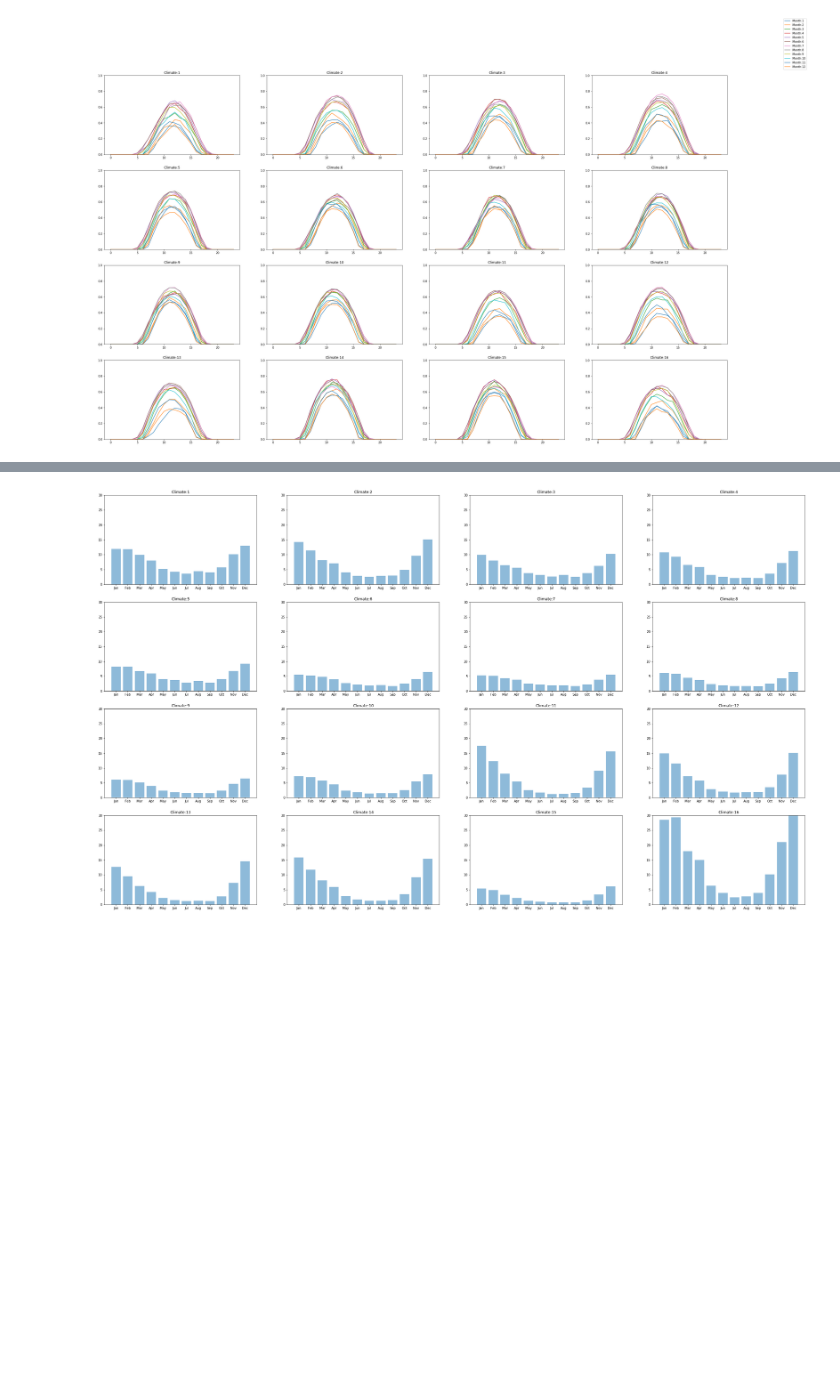
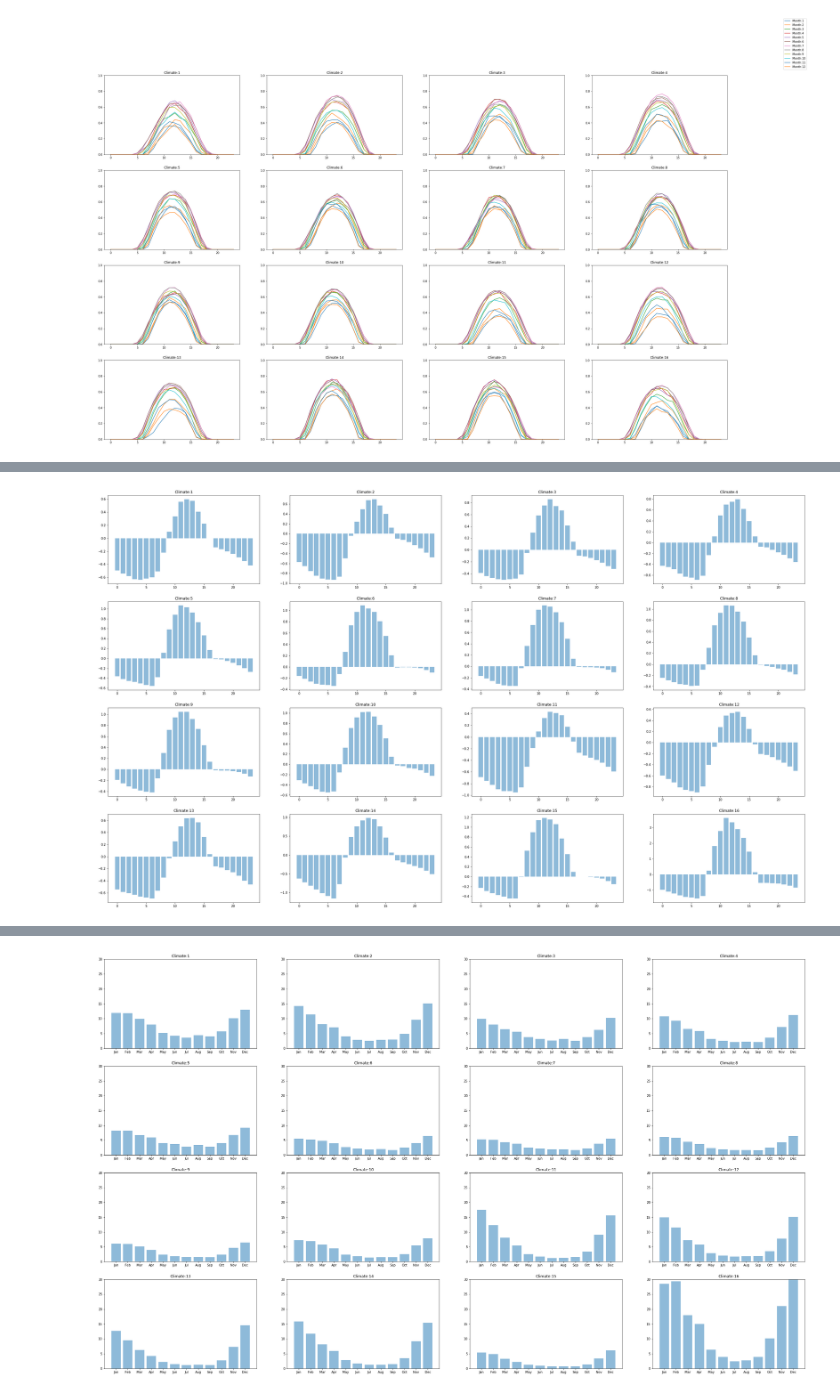
Before and after one commit to BuildingDecarb/URAP_2020, a Jupyter notebook: LoadBalanceGraphing.ipynb, the cells around one changed output, grey strips where cells are left out. Saved outputs shown, nothing was run; the diff lists cells and outputs as text; code cells hidden in the pictures; blank space fills up the shorter version.

Commit message:
updated ipynb load book

```diff
--- a/LoadBalanceGraphing.ipynb
+++ b/LoadBalanceGraphing.ipynb
@@ -240,0 +280,10 @@ averageHourlyKWInMonth(1, 1)
+# %%
+def scaledAverage_PV(month, year, climate, scale):
+    hourMap = pvdd.averageHourlyKWInMonth(climate, month)
+    hourMap.update((x, y*scale) for x, y in hourMap.items())
+    kW_list = np.zeros(24)
+    for hour in range(24):
+        kW_list[hour] = hourMap[hour]
+    return kW_list
+
+scaledAverage_PV(1, 2019, 1, 2)
@@ -451,0 +509,42 @@ plt.show()
+# %%
+# Scalable by AC Power scale now
+# Solar output at a specific hour - load usage at specific hour graphed
+average_HP_SH(1, 2019, 1)
+average_PV(1, 2019, 1)
+
+scales = {1 : 2,
+          2 : 2,
+          3 : 2,
+          4 : 2,
+          5 : 2,
+          6 : 2,
+          7 : 2,
+          8 : 2,
+          9 : 2,
+          10 : 2,
+          11 : 2,
+          12 : 2,
+          13 : 2,
+          14 : 2,
+          15 : 2,
+          16 : 10
+         }  # scale values here
+
+
+fig = plt.figure()
+fig.set_size_inches(40, 24)
+fig.subplots_adjust(hspace=0.2, wspace=0.2)
+for climate in range(1, 17):  # for now, only look at January
+    hourData = []
+    y_pos = np.arange(24)
+    ax = fig.add_subplot(4, 4, climate)
+    plt.title("Climate:" + str(climate))
+    curr_scale = scales[climate]
+    for hour in range(0, 24):
+        hourDiff = scaledAverage_PV(1, 2019, climate, curr_scale)[hour] - average_HP_SH(1, 2019, climate)[hour]
+        hourData.append(hourDiff)
+    plt.bar(y_pos, hourData, align='center', alpha=0.5)
+
+plt.show()
+# %% [output]
+[figure, added]
```
Also changed, not shown: parts of 10 cells of this notebook.
